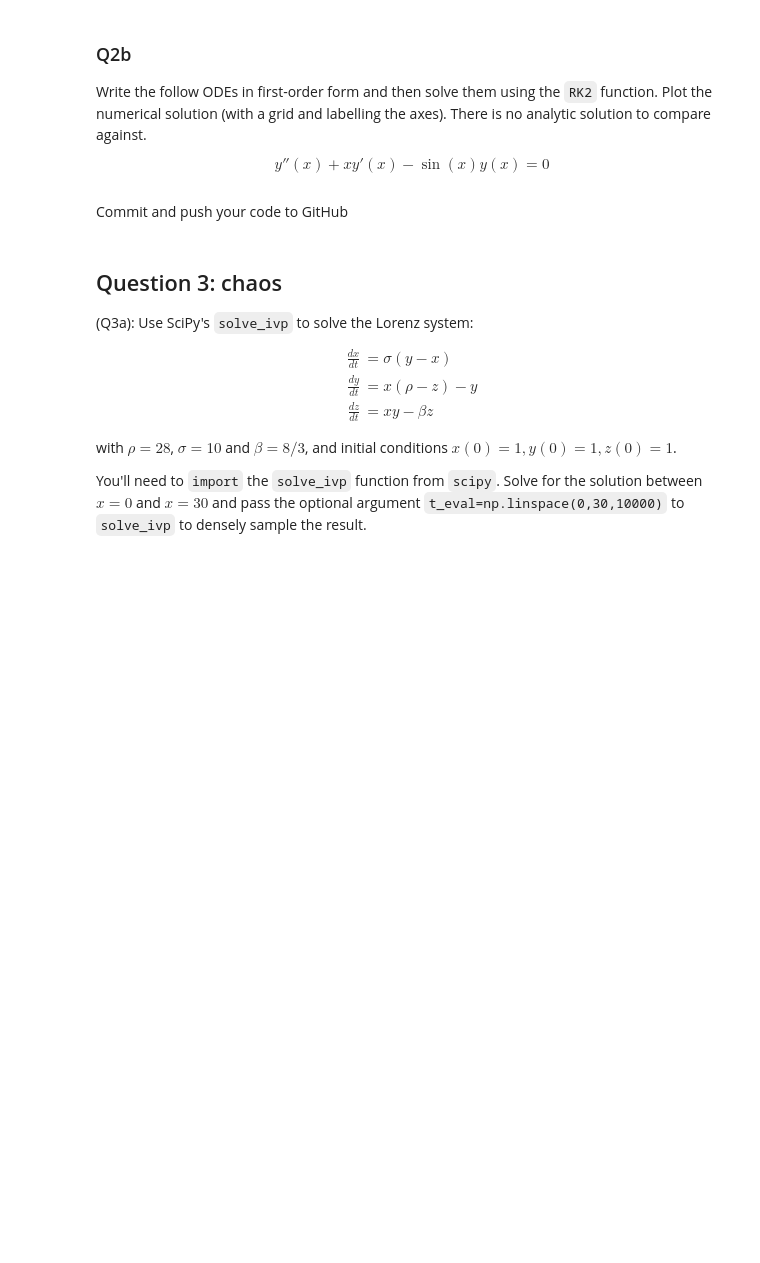
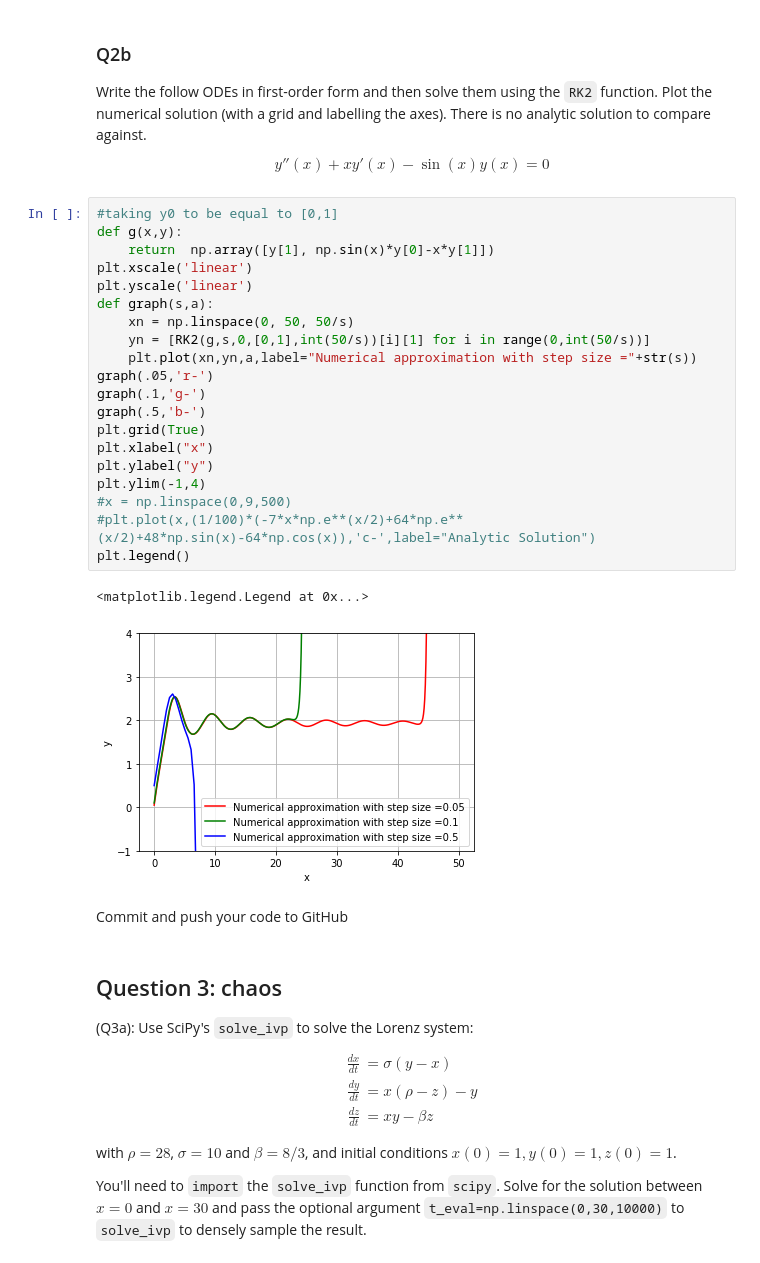
Before and after one commit to MichealHeanue/ACM20030, a Jupyter notebook: Assignment-3.ipynb, the cells around one changed output. Cells and saved outputs as stored; diff of their text form; blank space fills up the shorter version.

```diff
--- a/Assignment-3.ipynb
+++ b/Assignment-3.ipynb
@@ -198,6 +219,29 @@ How small do you have to make the step size for the numerical solution to agree
 Write the follow ODEs in first-order form and then solve them using the `RK2` function. Plot the numerical solution (with a grid and labelling the axes). There is no analytic solution to compare against.
 
 $$y''(x) + x y'(x) - \sin(x) y(x) = 0 $$
+# %%
+#taking y0 to be equal to [0,1]
+def g(x,y):
+    return  np.array([y[1], np.sin(x)*y[0]-x*y[1]])
+plt.xscale('linear')
+plt.yscale('linear')
+def graph(s,a):
+    xn = np.linspace(0, 50, 50/s)
+    yn = [RK2(g,s,0,[0,1],int(50/s))[i][1] for i in range(0,int(50/s))]
+    plt.plot(xn,yn,a,label="Numerical approximation with step size ="+str(s))
+graph(.05,'r-')
+graph(.1,'g-')
+graph(.5,'b-')
+plt.grid(True)
+plt.xlabel("x")
+plt.ylabel("y")
+plt.ylim(-1,4)
+#x = np.linspace(0,9,500)
+#plt.plot(x,(1/100)*(-7*x*np.e**(x/2)+64*np.e**(x/2)+48*np.sin(x)-64*np.cos(x)),'c-',label="Analytic Solution")
+plt.legend()
+# %% [output]
+<matplotlib.legend.Legend at 0x...>
+[figure, added]
 # %% [markdown]
 Commit and push your code to GitHub
 # %% [markdown]
```
Also changed, not shown: parts of 8 cells of this notebook.
